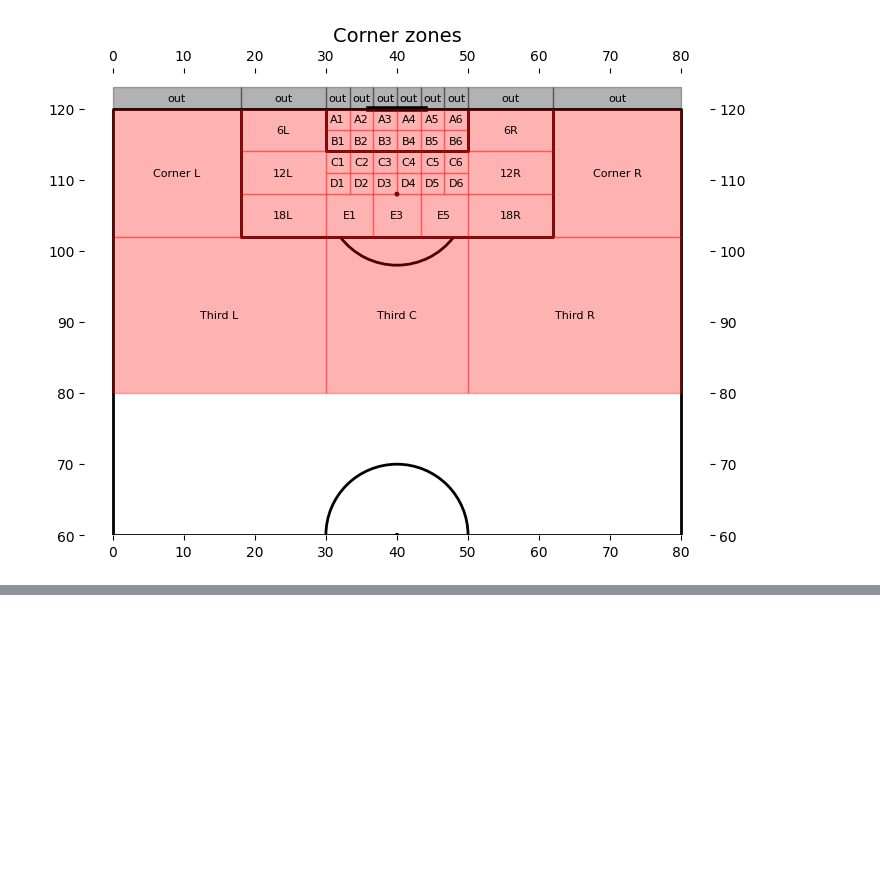
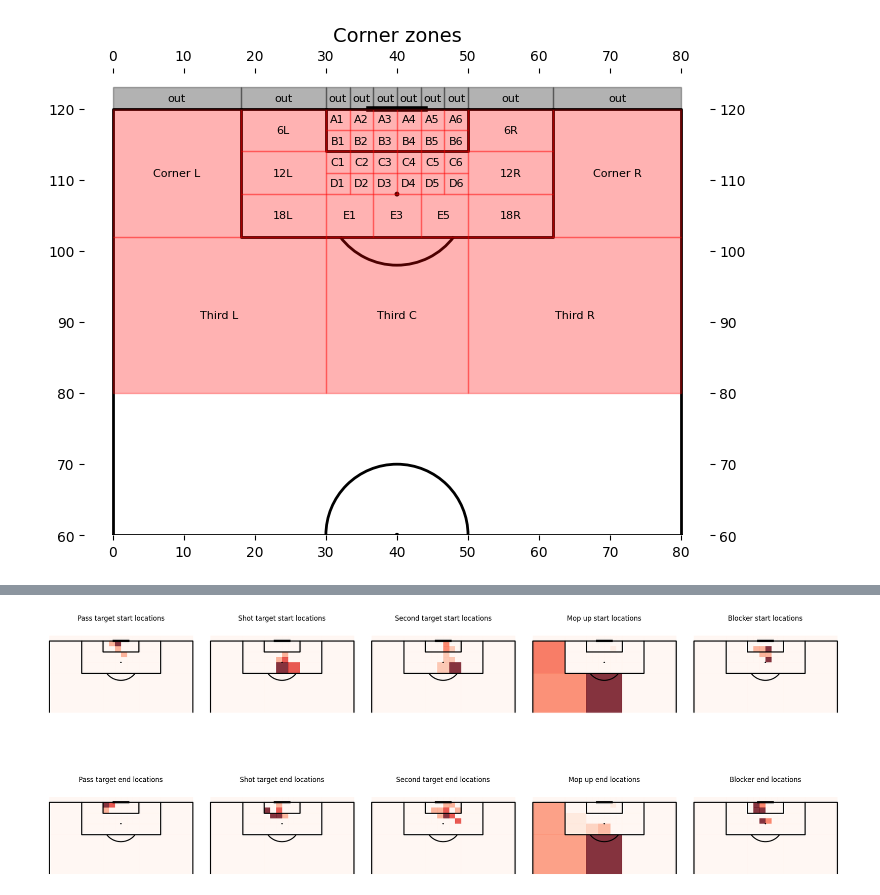
Before and after one commit to gsheir/arsenal_corners, a Jupyter notebook: corner_analysis.ipynb, the cells around one changed output, grey strips where cells are left out. Cells and saved outputs as stored; diff of their text form; code cells hidden in the pictures; blank space fills up the shorter version.

```diff
--- a/corner_analysis.ipynb
+++ b/corner_analysis.ipynb
@@ -362,0 +342,52 @@ ax[1].add_patch(arrow_2)
+# %%
+# Plot start and end locations by role
+roles = left_front_post_players["Role"].unique()
+fig, ax = plt.subplots(
+    nrows=2, ncols=len(roles), figsize=(4 * len(roles), 8), constrained_layout=True
+)
+
+for i, role in enumerate(roles):
+    role_players = left_front_post_players[left_front_post_players["Role"] == role]
+
+    role_start_counts = (
+        role_players.groupby("Start location")["Start location"]
+        .count()
+        .reset_index(name="Count")
+        .sort_values(by="Count", ascending=False)
+    )
+    role_end_counts = (
+        role_players.groupby("End location")["End location"]
+        .count()
+        .reset_index(name="Count")
+        .sort_values(by="Count", ascending=False)
+    )
+
+    # Normalise by zone area to get density
+    role_start_counts["Density"] = role_start_counts.apply(
+        lambda row: row["Count"] / zone_areas.get(row["Start location"], 1), axis=1
+    )
+    role_end_counts["Density"] = role_end_counts.apply(
+        lambda row: row["Count"] / zone_areas.get(row["End location"], 1), axis=1
+    )
+
+    plot_corner_heatmap(
+        role_start_counts,
+        col_name="Start location",
+        metric_col_name="Count",
+        all_zones=all_zones,
+        title=f"{role} start locations",
+        ax=ax[0, i],
+        label=False,
+    )
+
+    plot_corner_heatmap(
+        role_end_counts,
+        col_name="End location",
+        metric_col_name="Count",
+        all_zones=all_zones,
+        title=f"{role} end locations",
+        ax=ax[1, i],
+        label=False,
+    )
+# %% [output]
+[figure, added]
```
Also changed, not shown: parts of 11 cells of this notebook, 1 other file.
